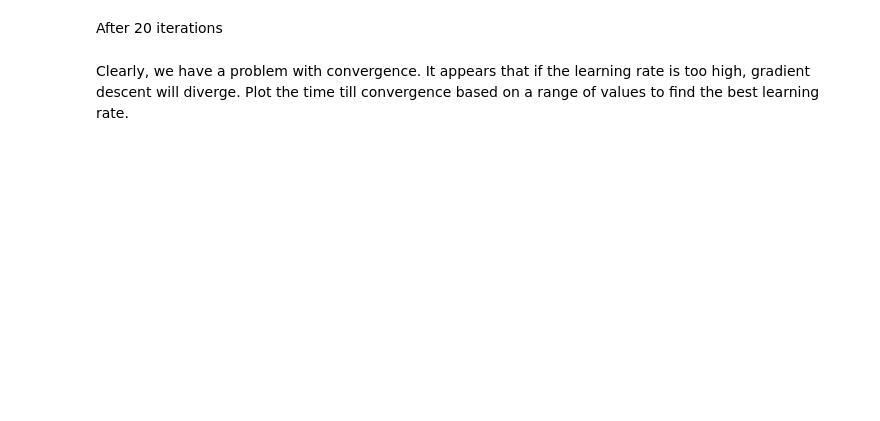
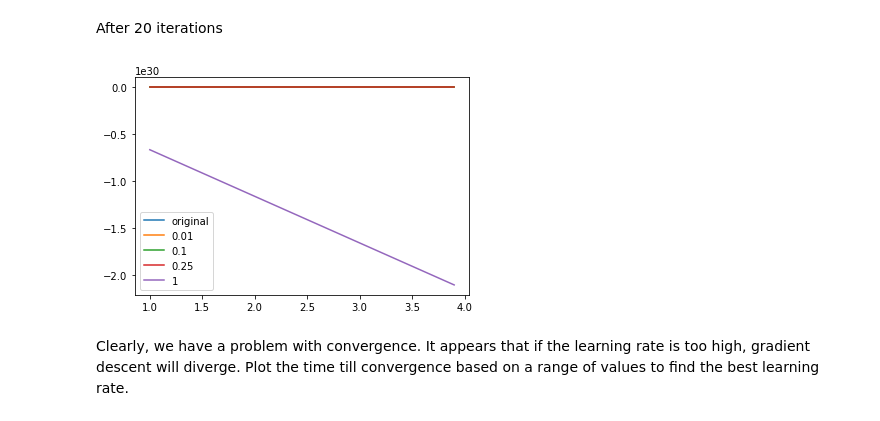
Before and after one commit to grantcooksey/mlcoursera, a Jupyter notebook: regression/Step+Size.ipynb, the cells around one changed output. Drawn from its saved outputs; the diff is of its cells as text; code cells hidden in the pictures; blank space fills up the shorter version.

```diff
--- a/regression/Step+Size.ipynb
+++ b/regression/Step+Size.ipynb
@@ -59,11 +61,13 @@ After 20 iterations
 # %%
 add_to_plot([1,1], 'original') # desired function
 for s in step:
     temp_weights = weights
     for i in range(20):
-        temp_weights = temp_weights + s*get_partial(y, a, temp_weights)
+        temp_weights = temp_weights + s*get_RSS_partial(y, a, temp_weights)
     add_to_plot(temp_weights, str(s))
 plt.show()
+# %% [output]
+[figure, added]
 # %% [markdown]
 Clearly, we have a problem with convergence. It appears that if the learning rate is too high, gradient descent will diverge.  Plot the time till convergence based on a range of values to find the best learning rate.
 # %%
```
Also changed, not shown: parts of 9 cells of this notebook, 2 other files.
